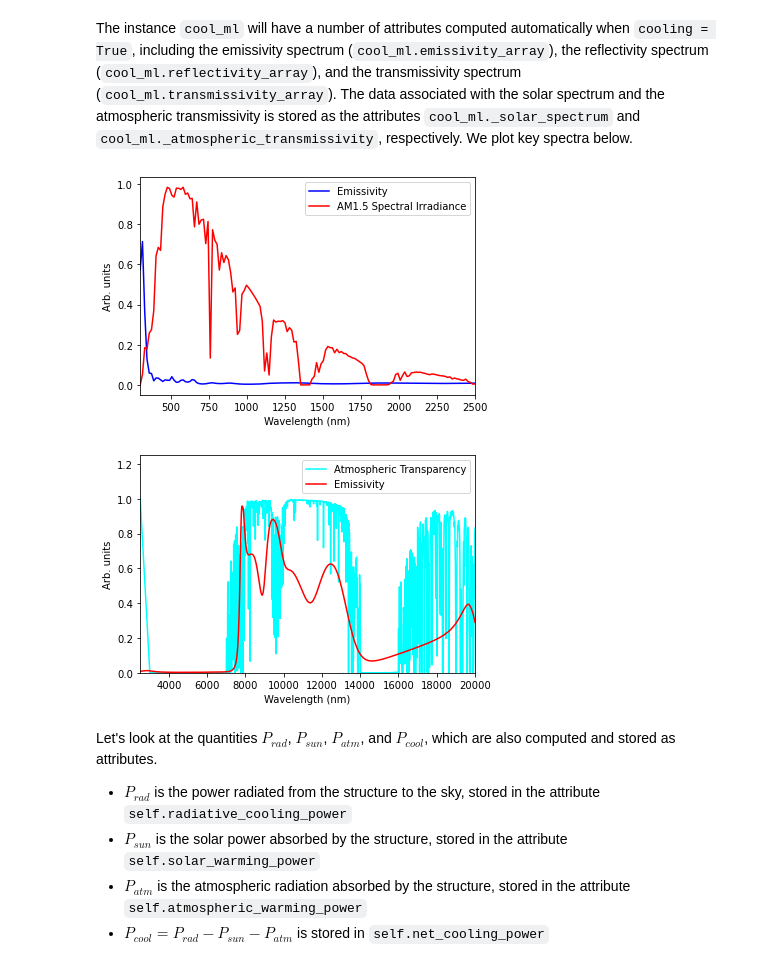
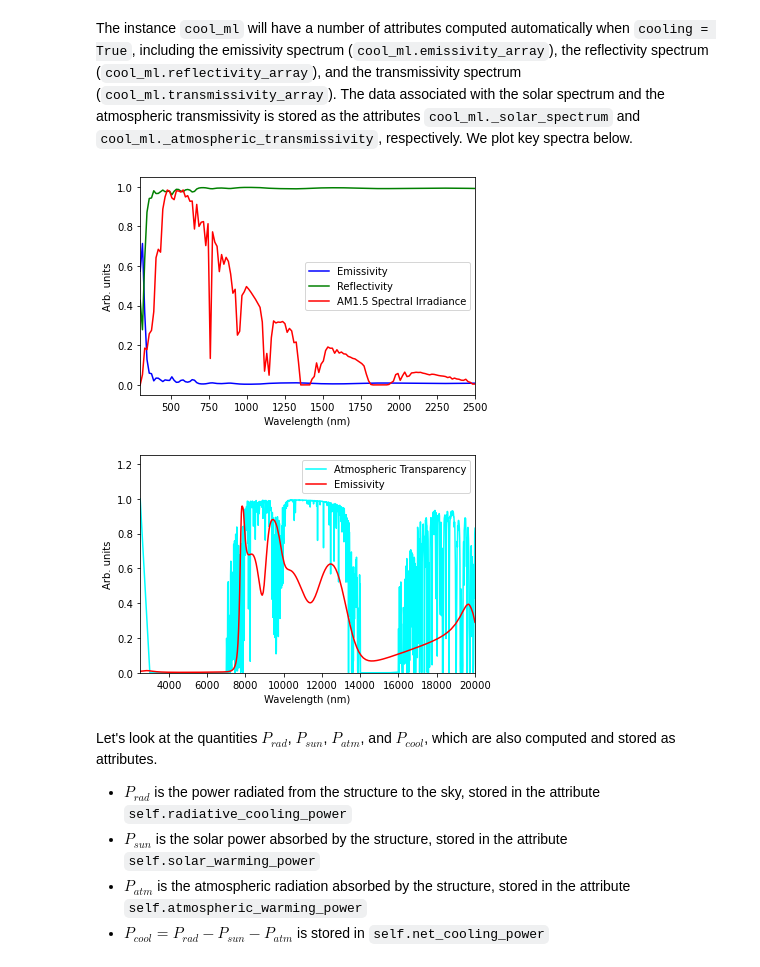
Before and after one commit to FoleyLab/wptherml, a Jupyter notebook: examples/Cooling_Demo.ipynb, the cells around one changed output. Drawn from its saved outputs; the diff is of its cells as text; code cells hidden in the pictures.

```diff
--- a/examples/Cooling_Demo.ipynb
+++ b/examples/Cooling_Demo.ipynb
@@ -31,29 +31,30 @@ the emissivity spectrum (`cool_ml.emissivity_array`), the reflectivity spectrum
 # %%
 ### plot emissivity of cool_ml against AM1.5 spectrum in the visible range
 ### to demonstrate the high solar reflectivity of cool_ml
 plt.plot(cool_ml.wavelength_array*1e9, cool_ml.emissivity_array, 'blue', label='Emissivity')
+plt.plot(cool_ml.wavelength_array*1e9, cool_ml.reflectivity_array, 'green', label='Reflectivity')
 plt.plot(cool_ml.wavelength_array*1e9, cool_ml._solar_spectrum/(1.4*1e9), 'red', label='AM1.5 Spectral Irradiance')
 plt.xlabel("Wavelength (nm)")
 plt.ylabel("Arb. units")
 plt.legend(loc = 'best')
 plt.xlim(300,2500)
 plt.show()
 
 ### plot the emissivity of cool_ml against the atmospheric transmissivity in the IR
 ### to demonstrate the selective thermal emissivity of cool_ml
 plt.plot(cool_ml.wavelength_array*1e9, cool_ml._atmospheric_transmissivity, 'cyan', label='Atmospheric Transparency')
 plt.plot(cool_ml.wavelength_array*1e9, cool_ml.emissivity_array, 'red', label='Emissivity')
 ### Uncomment the next line if you want to plot the transmissivity of
 ### the multilayer in the IR
 #plt.plot(cool_ml.lambda_array*1e9, cool_ml.transmissivity_array, 'green', label='Transmissivity')
 plt.xlabel("Wavelength (nm)")
 plt.ylabel("Arb. units")
 plt.legend(loc = 'best')
 plt.xlim(2500,20000)
 plt.ylim(0,1.25)
 plt.show()
 # %% [output]
-[figure, old version]
+[figure, new version]
 [figure]
 # %% [markdown]
 Let's look at the quantities $P_{rad}$, $P_{sun}$, $P_{atm}$, and $P_{cool}$, which are
```
Also changed, not shown: parts of 6 cells of this notebook, 26 other files.
